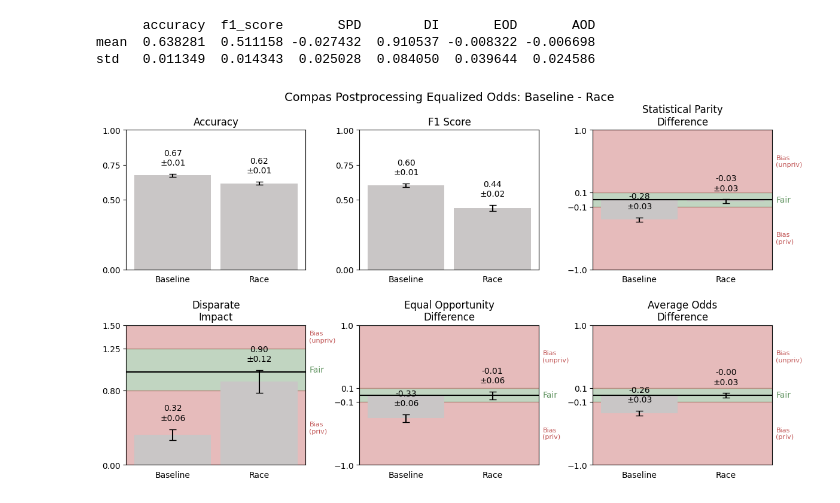
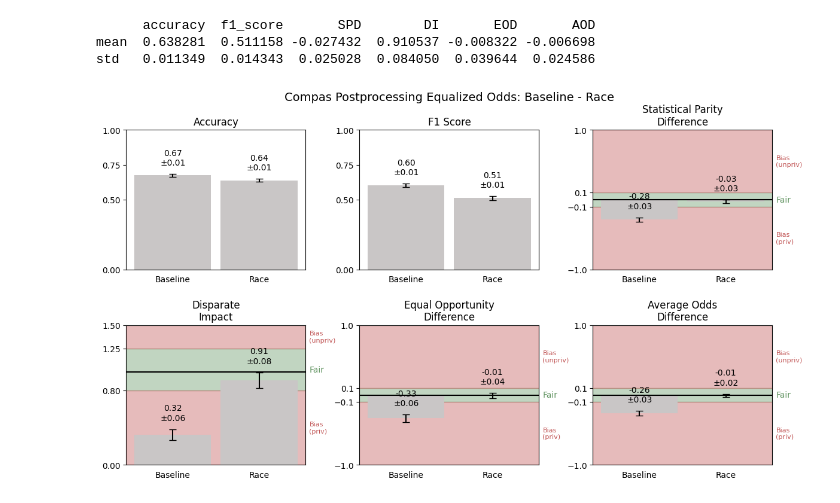
Before and after one commit to jeaend/bias-mitigation-aif360, a Jupyter notebook: notebooks/COMPAS/07_post_EqOddsPostprocessing.ipynb, the cells around one changed output. Cells and saved outputs as stored; diff of their text form; code cells hidden in the pictures.

```diff
--- a/notebooks/COMPAS/07_post_EqOddsPostprocessing.ipynb
+++ b/notebooks/COMPAS/07_post_EqOddsPostprocessing.ipynb
@@ -184,13 +184,13 @@ mean  0.638281  0.511158 -0.027432  0.910537 -0.008322 -0.006698
 std   0.011349  0.014343  0.025028  0.084050  0.039644  0.024586
 # %%
 plot_title = 'Compas Postprocessing Equalized Odds: Baseline - Race'
-fig = compare_viz_metrics_2x3(baseline_sex_agg, compas_sex_metrics_agg, 'Baseline', 'Race', plot_title)
+fig = compare_viz_metrics_2x3(baseline_sex_agg, compas_race_metrics_agg, 'Baseline', 'Race', plot_title)
 fname    = plot_title.replace(' ', '_').replace('(', '').replace(')', '')
 out_path = os.path.join(out_dir_plots, f'{fname}.png')
 fig.savefig(out_path)
 fig.show()
 # %% [output]
-[figure, old version]
+[figure, new version]
 # %%
 # 1) Save the aggregated metrics
 save_agg_metrics(
```
Also changed, not shown: 6 other files.
